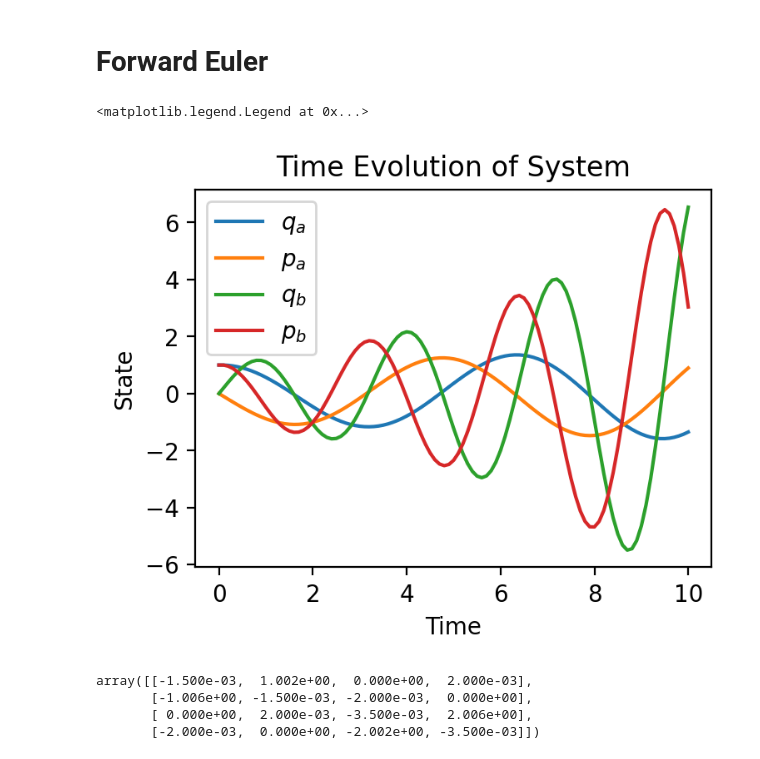
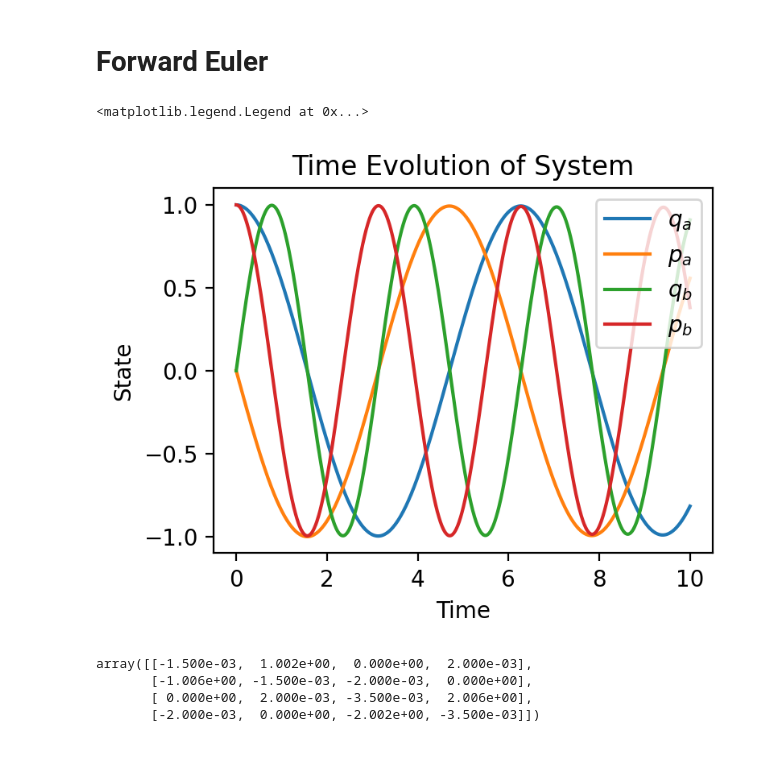
Before and after one commit to Phionx/quantumnetworks, a Jupyter notebook: demos/basic/multimode/MultiModeSystem.ipynb, the cells around one changed output. Saved outputs shown, nothing was run; the diff lists cells and outputs as text; code cells hidden in the pictures.

```diff
--- a/demos/basic/multimode/MultiModeSystem.ipynb
+++ b/demos/basic/multimode/MultiModeSystem.ipynb
@@ -33,14 +22,14 @@ ax.legend()
 # %%
 # params stored in txt
 sys = MultiModeSystem(params={"dir":"data/"})
 x_0 = np.array([1,0,0,1])
-ts = np.linspace(0, 10, 101)
+ts = np.linspace(0, 10, 10001)
 X = sys.forward_euler(x_0, ts)
 fig, ax = plot_full_evolution(X, ts, labels=["$q_a$","$p_a$","$q_b$","$p_b$"])
 ax.legend()
 # %% [output]
 <matplotlib.legend.Legend at 0x...>
-[figure, old version]
+[figure, new version]
 # %%
 u = sys.eval_u(0)
 sys.eval_Jf(x_0, u)
```
Also changed, not shown: parts of 1 cell of this notebook, 3 other files.
